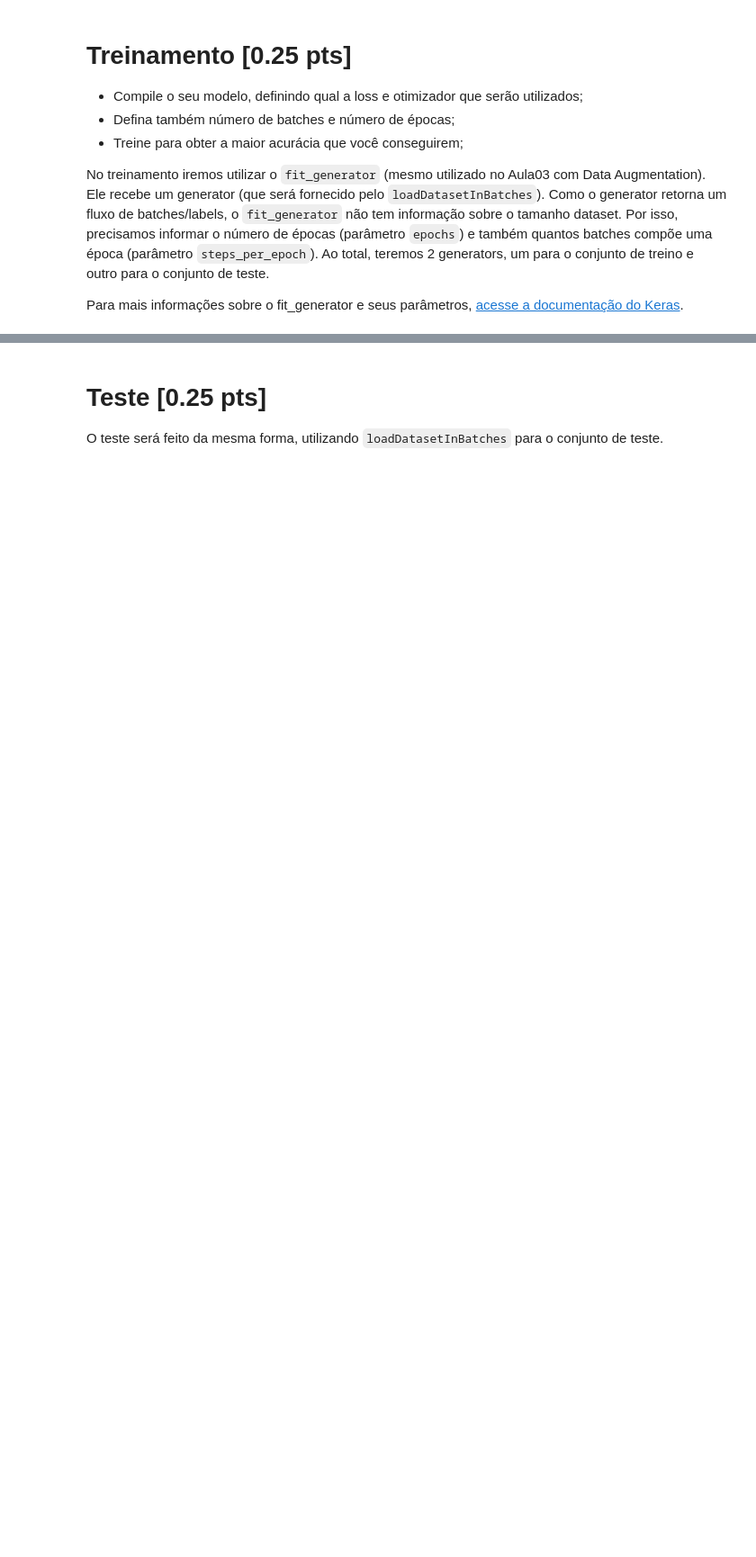
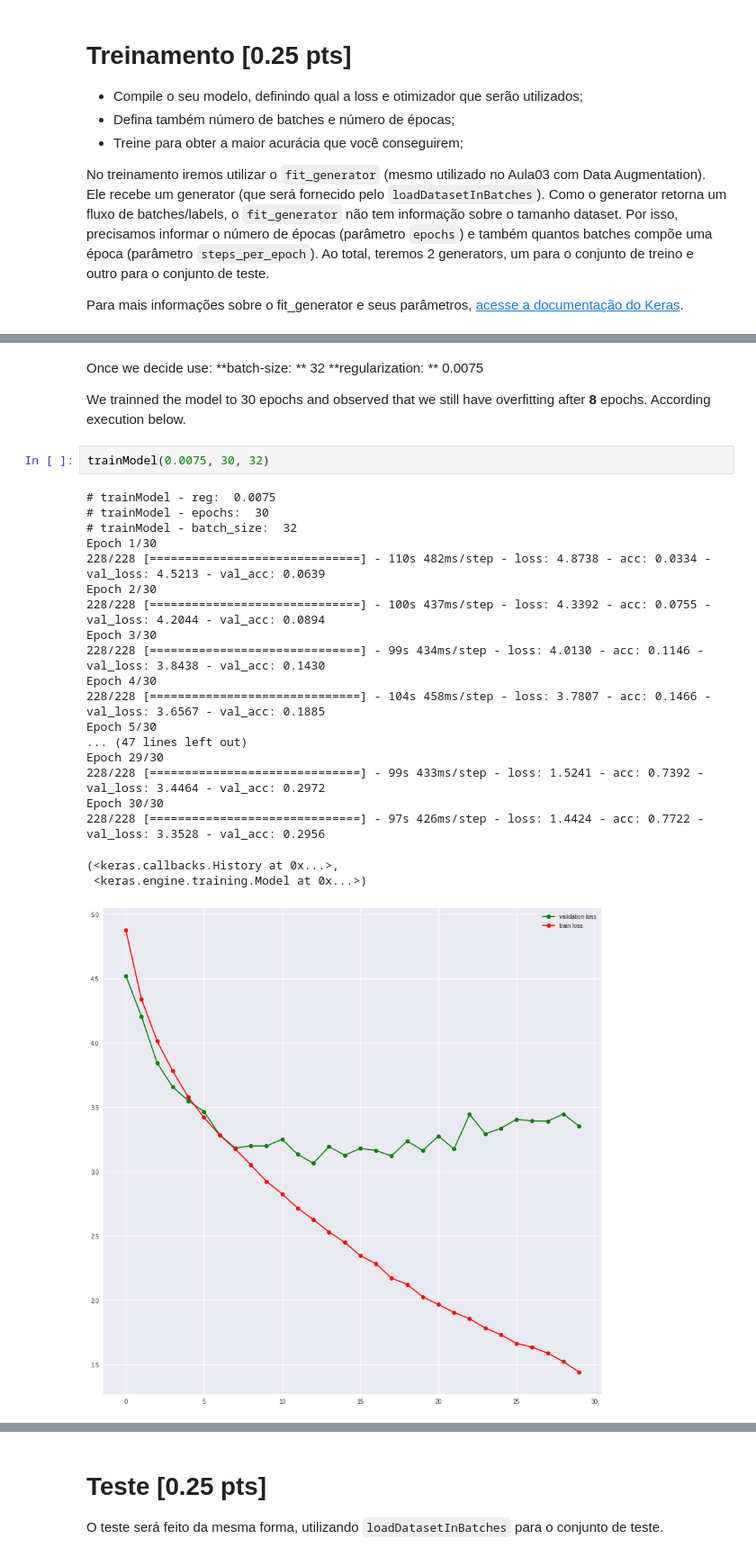
Before and after one commit to carlosefernandes/INF0718-trabalho3, a Jupyter notebook: Tarefa03.ipynb, the cells around one changed output, grey strips where cells are left out. Shown at 90% size. Cells and saved outputs as stored; diff of their text form; blank space fills up the shorter version.

```diff
--- a/Tarefa03.ipynb
+++ b/Tarefa03.ipynb
@@ -359,0 +513,30 @@ Epoch 10/10
+# %% [markdown]
+Once we decide use:
+**batch-size: ** 32
+**regularization: ** 0.0075
+
+We trainned the model to 30 epochs and observed that we still have overfitting after **8** epochs.
+According execution below.
+# %%
+trainModel(0.0075, 30, 32)
+# %% [output]
+# trainModel - reg:  0.0075
+# trainModel - epochs:  30
+# trainModel - batch_size:  32
+Epoch 1/30
+228/228 [==============================] - 110s 482ms/step - loss: 4.8738 - acc: 0.0334 - val_loss: 4.5213 - val_acc: 0.0639
+Epoch 2/30
+228/228 [==============================] - 100s 437ms/step - loss: 4.3392 - acc: 0.0755 - val_loss: 4.2044 - val_acc: 0.0894
+Epoch 3/30
+228/228 [==============================] - 99s 434ms/step - loss: 4.0130 - acc: 0.1146 - val_loss: 3.8438 - val_acc: 0.1430
+Epoch 4/30
+228/228 [==============================] - 104s 458ms/step - loss: 3.7807 - acc: 0.1466 - val_loss: 3.6567 - val_acc: 0.1885
+Epoch 5/30
+... (47 lines left out)
+Epoch 29/30
+228/228 [==============================] - 99s 433ms/step - loss: 1.5241 - acc: 0.7392 - val_loss: 3.4464 - val_acc: 0.2972
+Epoch 30/30
+228/228 [==============================] - 97s 426ms/step - loss: 1.4424 - acc: 0.7722 - val_loss: 3.3528 - val_acc: 0.2956
+(<keras.callbacks.History at 0x...>,
+ <keras.engine.training.Model at 0x...>)
+[figure, added]
```
Also changed, not shown: parts of 20 cells of this notebook, 5 other files.
